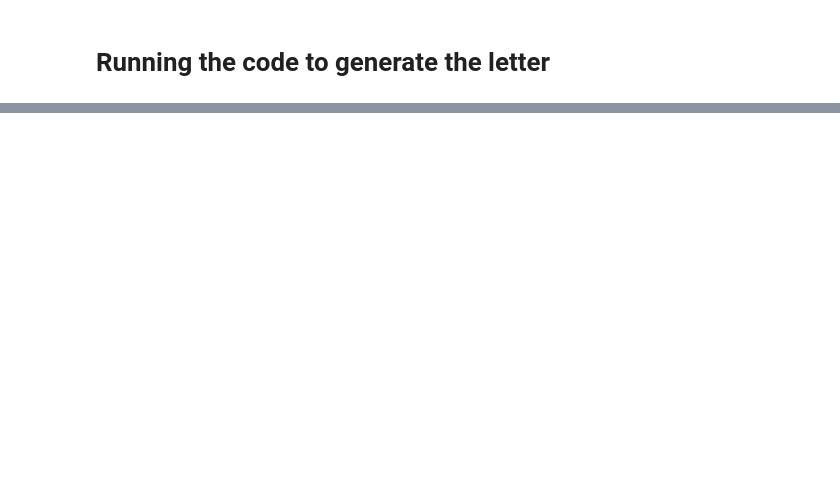
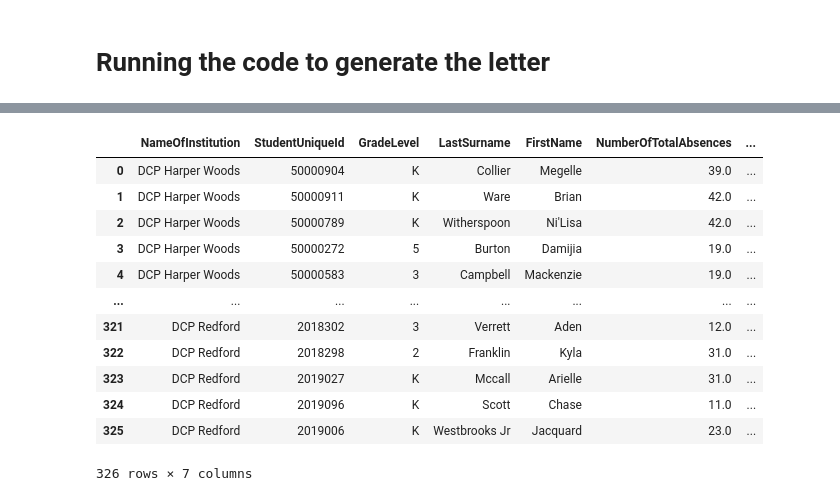
Before and after one commit to tianchu-shu/DataMade, a Jupyter notebook: Chronic_Absenteeism.ipynb, the cells around one changed output, grey strips where cells are left out. Saved outputs shown, nothing was run; the diff lists cells and outputs as text; code cells hidden in the pictures; blank space fills up the shorter version.

```diff
--- a/Chronic_Absenteeism.ipynb
+++ b/Chronic_Absenteeism.ipynb
@@ -512,0 +572,7 @@ df.shape
+# %%
+#For English-Spanish letter, CICS schools
+bi = df[(df.NameOfInstitution =='CICS Bucktown')|(df.NameOfInstitution == 'CICS Prairie')|(df.NameOfInstitution =='CICS Irving Park')|(df.NameOfInstitution =='CICS West Belden')]
+dcp = df[(df.NameOfInstitution !='CICS Bucktown')|(df.NameOfInstitution != 'CICS Prairie')|(df.NameOfInstitution !='CICS Irving Park')|(df.NameOfInstitution !='CICS West Belden')]
+# %%
+bi =bi.reset_index(drop=True)
+dcp =dcp.reset_index(drop=True)
@@ -519,10 +603,3 @@ for i in range(df.shape[0]):
 elapsed = time.clock()
 elapsed = elapsed - start
 print("Time spent in is: ", elapsed)
-# %%
-dcp = df[df.NameOfInstitution == 'DCP Harper Woods'|df.NameOfInstitution == 'DCP Redford']
-for i in range(dcp.shape[0]):
-  build_english_letter(dcp.loc[i], False)
-elapsed = time.clock()
-elapsed = elapsed - start
-print("Time spent in is: ", elapsed)
@@ -529,3 +630,19 @@ print("Time spent in is: ", elapsed)
+# %%
+dcp
+# %% [output]
+|  | NameOfInstitution | StudentUniqueId | GradeLevel | LastSurname | FirstName | NumberOfTotalAbsences | ... |
+| 0 | DCP Harper Woods | 50000904 | K | Collier | Megelle | 39.0 | ... |
+| 1 | DCP Harper Woods | 50000911 | K | Ware | Brian | 42.0 | ... |
+| 2 | DCP Harper Woods | 50000789 | K | Witherspoon | Ni'Lisa | 42.0 | ... |
+| 3 | DCP Harper Woods | 50000272 | 5 | Burton | Damijia | 19.0 | ... |
+| 4 | DCP Harper Woods | 50000583 | 3 | Campbell | Mackenzie | 19.0 | ... |
+| ... | ... | ... | ... | ... | ... | ... | ... |
+| 321 | DCP Redford | 2018302 | 3 | Verrett | Aden | 12.0 | ... |
+| 322 | DCP Redford | 2018298 | 2 | Franklin | Kyla | 31.0 | ... |
+| 323 | DCP Redford | 2019027 | K | Mccall | Arielle | 31.0 | ... |
+| 324 | DCP Redford | 2019096 | K | Scott | Chase | 11.0 | ... |
+| 325 | DCP Redford | 2019006 | K | Westbrooks Jr | Jacquard | 23.0 | ... |
+326 rows × 7 columns
 # %%
 #For English Letter only
 import time
```
Also changed, not shown: parts of 54 cells of this notebook.
